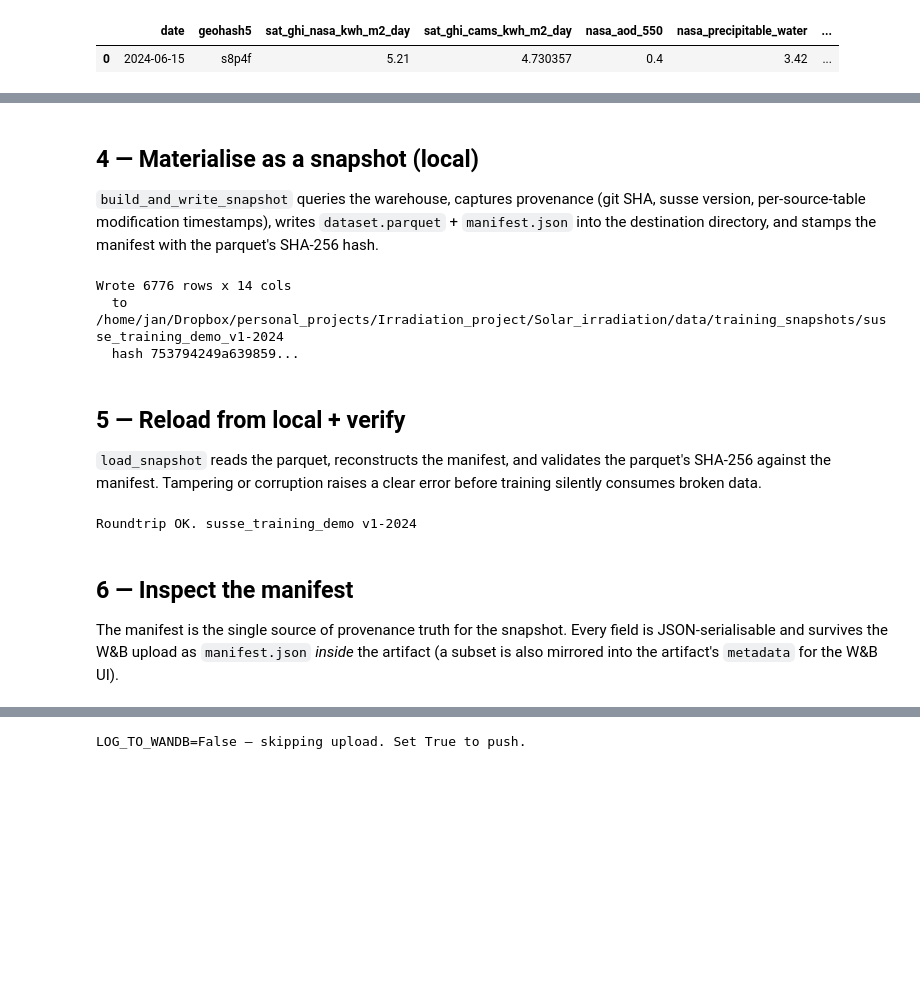
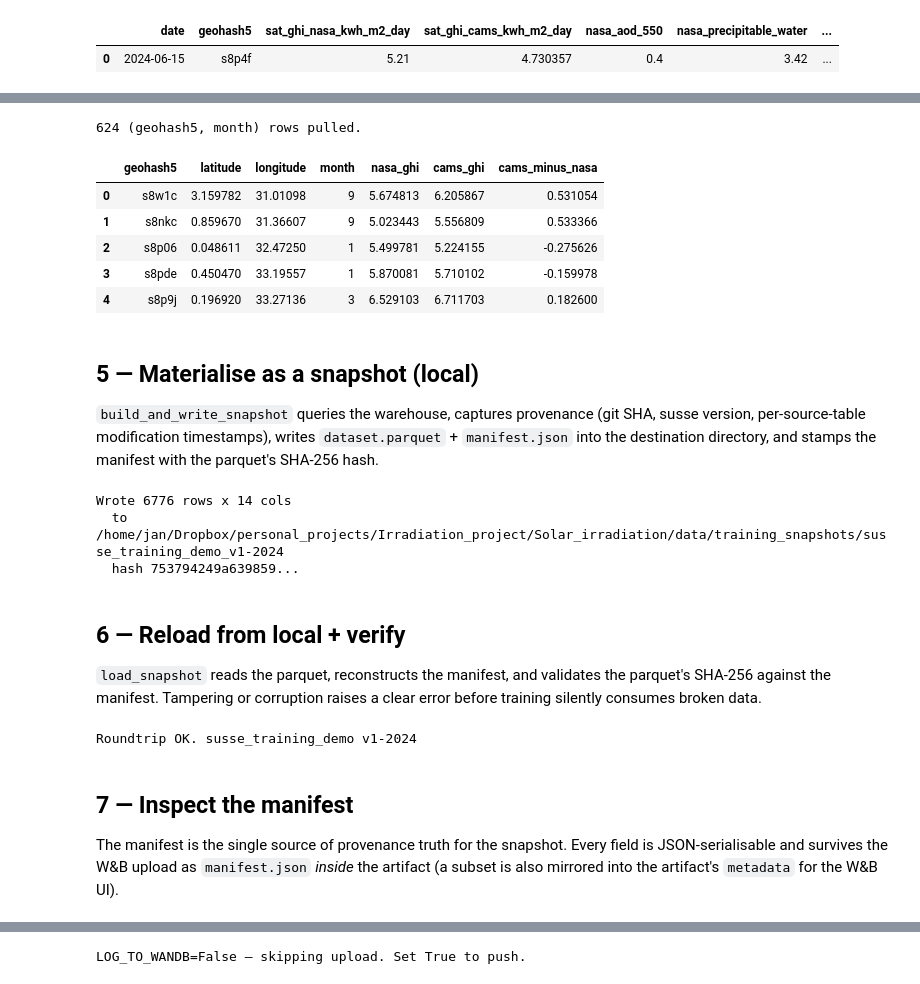
Before and after one commit to Marconi-Lab/SolarIrradiation, a Jupyter notebook: notebooks/tutorial/02_query_the_warehouse.ipynb, the cells around one changed output, grey strips where cells are left out. Cells and saved outputs as stored; diff of their text form; code cells hidden in the pictures; blank space fills up the shorter version.

```diff
--- a/notebooks/tutorial/02_warehouse_access_and_dataset.ipynb
+++ b/notebooks/tutorial/02_query_the_warehouse.ipynb
@@ -197,5 +261,33 @@ inference_today
+# %%
+# Example: monthly-mean satellite GHI per (geohash5, month) over
+# Uganda only, 2022 — both NASA and CAMS, as named columns.
+sql = f"""
+SELECT geohash5,
+       latitude, longitude,
+       EXTRACT(MONTH FROM date) AS month,
+       AVG(IF(source = 'NASA', ghi_kwh_m2_day, NULL)) AS nasa_ghi,
+       AVG(IF(source = 'CAMS', ghi_kwh_m2_day, NULL)) AS cams_ghi,
+       AVG(IF(source = 'CAMS', ghi_kwh_m2_day, NULL))
+         - AVG(IF(source = 'NASA', ghi_kwh_m2_day, NULL))   AS cams_minus_nasa
+FROM `{tables.irradiance_daily}`
+WHERE date BETWEEN DATE('2022-01-01') AND DATE('2022-12-31')
+  AND latitude  BETWEEN -1.5 AND 4.5    -- Uganda bbox
+  AND longitude BETWEEN 29.5 AND 35.0
+GROUP BY geohash5, latitude, longitude, month
+"""
+monthly = bq.query(sql)
+print(f"{len(monthly):,} (geohash5, month) rows pulled.")
+monthly.head()
+# %% [output]
+624 (geohash5, month) rows pulled.
+|  | geohash5 | latitude | longitude | month | nasa_ghi | cams_ghi | cams_minus_nasa |
+| 0 | s8w1c | 3.159782 | 31.01098 | 9 | 5.674813 | 6.205867 | 0.531054 |
+| 1 | s8nkc | 0.859670 | 31.36607 | 9 | 5.023443 | 5.556809 | 0.533366 |
+| 2 | s8p06 | 0.048611 | 32.47250 | 1 | 5.499781 | 5.224155 | -0.275626 |
+| 3 | s8pde | 0.450470 | 33.19557 | 1 | 5.870081 | 5.710102 | -0.159978 |
+| 4 | s8p9j | 0.196920 | 33.27136 | 3 | 6.529103 | 6.711703 | 0.182600 |
 # %% [markdown]
-## 4 — Materialise as a snapshot (local)
+## 5 — Materialise as a snapshot (local)
 
 `build_and_write_snapshot` queries the warehouse, captures provenance (git SHA, susse version, per-source-table modification timestamps), writes `dataset.parquet` + `manifest.json` into the destination directory, and stamps the manifest with the parquet's SHA-256 hash.
 # %%
@@ -226,7 +318,7 @@ Wrote 6776 rows x 14 cols
   to /home/jan/Dropbox/personal_projects/Irradiation_project/Solar_irradiation/data/training_snapshots/susse_training_demo_v1-2024
   hash 753794249a639859...
 # %% [markdown]
-## 5 — Reload from local + verify
+## 6 — Reload from local + verify
 
 `load_snapshot` reads the parquet, reconstructs the manifest, and validates the parquet's SHA-256 against the manifest. Tampering or corruption raises a clear error before training silently consumes broken data.
 # %%
@@ -238,7 +330,7 @@ print(f"Roundtrip OK. {reloaded.manifest.name} {reloaded.manifest.version}")
 # %% [output]
 Roundtrip OK. susse_training_demo v1-2024
 # %% [markdown]
-## 6 — Inspect the manifest
+## 7 — Inspect the manifest
 
 The manifest is the single source of provenance truth for the snapshot. Every field is JSON-serialisable and survives the W&B upload as `manifest.json` *inside* the artifact (a subset is also mirrored into the artifact's `metadata` for the W&B UI).
 # %%
```
Also changed, not shown: parts of 5 cells of this notebook, 16 other files.
